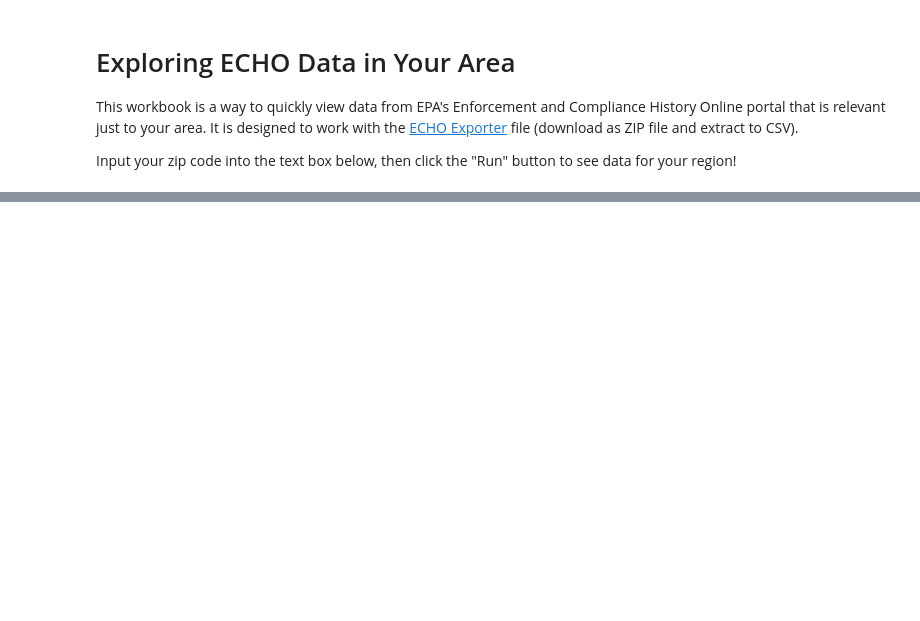
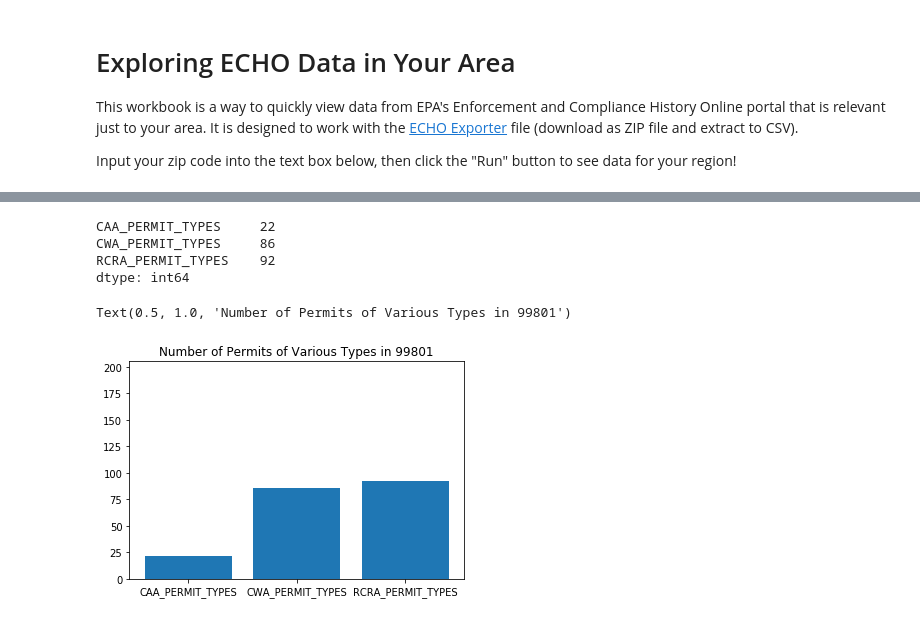
Before and after one commit to Frijol/echo-enforcement, a Jupyter notebook: ECHO for Individual Sites.ipynb, the cells around one changed output, grey strips where cells are left out. Saved outputs shown, nothing was run; the diff lists cells and outputs as text; code cells hidden in the pictures; blank space fills up the shorter version.

Commit message:
updates localization file with many more visuals

```diff
--- a/ECHO for Individual Sites.ipynb
+++ b/ECHO for Individual Sites.ipynb
@@ -13,6 +13,8 @@ Input your zip code into the text box below, then click the "Run" button to see
 # w = widgets.Text("53703")
 # display(w)
 # %%
-my_zip = "98296"
+# my_zip = w.value
+
+my_zip = "99801"
 data_location = "data/ECHO_EXPORTER.csv" # Where the ECHO data is saved on your computer in relation to this file
 # %% [markdown]
@@ -40,9 +43,11 @@ column_mapping = {
     "FAC_QTRS_WITH_NC": float,
     "CAA_PERMIT_TYPES": str,
     "CWA_PERMIT_TYPES": str,
-    "RCRA_PERMIT_TYPES": str
+    "RCRA_PERMIT_TYPES": str,
+    "FAC_3YR_COMPLIANCE_HISTORY": str,
+    "FAC_INSPECTION_COUNT": float
 }
-# not currently using: "FAC_3YR_COMPLIANCE_HISTORY", "FAC_INSPECTION_COUNT", "FAC_INFORMAL_COUNT", "FAC_FORMAL_ACTION_COUNT",
+# not currently using: "FAC_INFORMAL_COUNT", "FAC_FORMAL_ACTION_COUNT"
 # %%
 # Get the data
 echo_data = pd.read_csv(data_location, usecols = list(column_mapping.keys()), dtype=column_mapping)
@@ -58,6 +57,6 @@ echo_data.head()
 # Filter to just your zip code
 my_echo = echo_data[echo_data["FAC_ZIP"] == my_zip]
 
-# Get an idea of how much data we're working with (rows, cols)
-print("There are %s facilities in %s tracked in the ECHO database." %(my_echo.shape[0], my_zip))
+num_facilities = my_echo.shape[0]
+print("There are %s facilities in %s tracked in the ECHO database." %(num_facilities, my_zip))
 # %% [output]
@@ -84,0 +93,22 @@ AttributeError: 'list' object has no attribute 'dropna'
+# %%
+permit_cols = ["CAA_PERMIT_TYPES","CWA_PERMIT_TYPES","RCRA_PERMIT_TYPES"]
+
+# Get a DataFrame with just the columns relating to permit type
+permits = my_echo[permit_cols]
+# Count how many non-null values are in each column
+counted_permit_types = permits.count()
+
+# Print how many values are present for each column (permitting law)
+print(counted_permit_types)
+
+# Graph the number of permits by which law they correspond to
+plt.bar(counted_permit_types.keys(), counted_permit_types)
+plt.ylim(top = num_facilities) # so the top of the graph is the total # of facilities in the region
+plt.title("Number of Permits of Various Types in %s" %(my_zip))
+# %% [output]
+CAA_PERMIT_TYPES     22
+CWA_PERMIT_TYPES     86
+RCRA_PERMIT_TYPES    92
+dtype: int64
+Text(0.5, 1.0, 'Number of Permits of Various Types in 99801')
+[figure, added]
```
Also changed, not shown: parts of 17 cells of this notebook.
